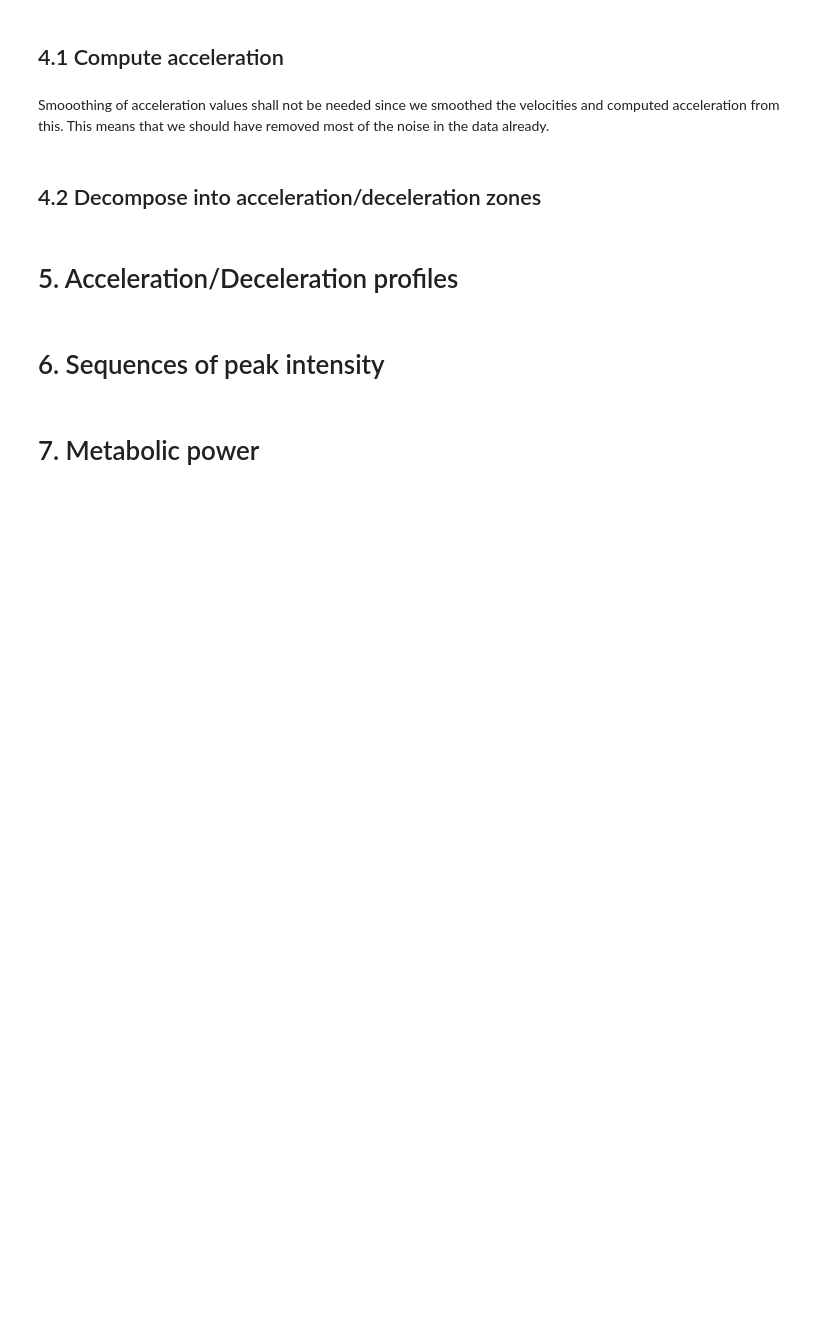
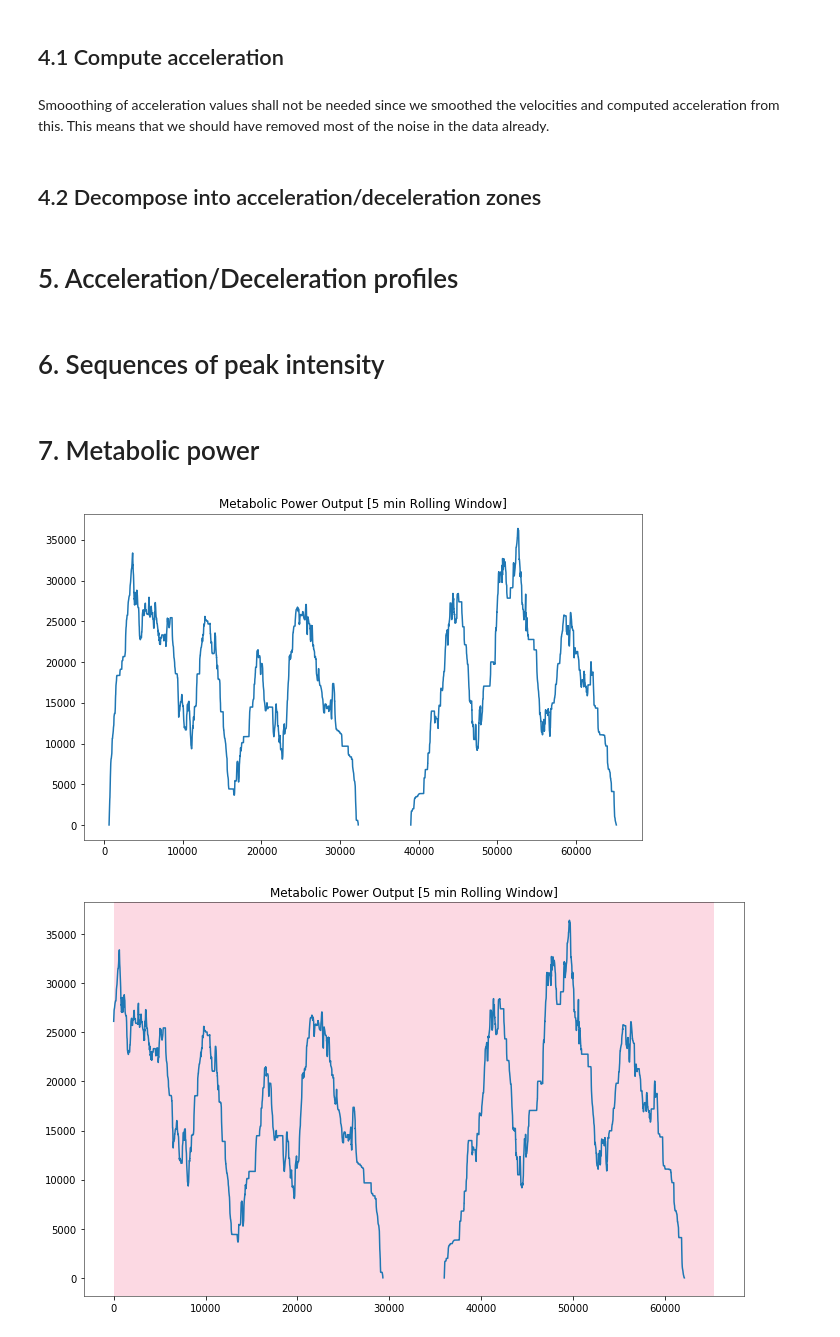
Before and after one commit to JohnLindblad/FinalProject-PlayerFitness, a Jupyter notebook: FinalProject-John.ipynb, the cells around one changed output. Saved outputs shown, nothing was run; the diff lists cells and outputs as text; code cells hidden in the pictures; blank space fills up the shorter version.

Commit message:
Added Suds Metabolic power functions

```diff
--- a/FinalProject-John.ipynb
+++ b/FinalProject-John.ipynb
@@ -546,0 +612,37 @@ Smooothing of acceleration values shall not be needed since we smoothed the velo
+# %%
+# Plot the metabolic power over time.
+# Do changepoint detection.
+# We have a gap of missing data, that complicates things...
+def metabolic_power(team, playerids):
+    for player in playerids:
+        mc_temp = list(map(lambda x: metabolic_cost(team[player + '_SG5_acc'][x-1]), range(1, len(team[player + '_SG5_acc'])+1)))
+        mp_temp = mc_temp * team[player+'_SG5_speed']
+        test_mp = mp_temp.rolling(3000,min_periods=1).apply(lambda x : np.nansum(x)) # We have 10frames/sec * 60sec * 5min = 3000 frames sample
+        plt.plot(test_mp)
+        plt.title('Metabolic Power Output [5 min Rolling Window]')
+
+        #Bin Seg
+        signal = np.array(test_mp[3000:len(test_mp)]).reshape((len(test_mp[3000:len(test_mp)]),1))
+        algo = rpt.Binseg(model="l2").fit(signal)  ##potentially finding spot where substitution should happen
+        result = algo.predict(n_bkps=1)  # big_seg
+        rpt.show.display(signal, result, figsize=(10, 6))
+        plt.title('Metabolic Power Output [5 min Rolling Window]')
+
+        #PELT
+        # The gap in our data (see between 30000-40000) breaks the logic.
+        # Have to take a first sample
+        signalSmpl1 = signal[0:25000]
+        algo = rpt.Pelt(model="l2",min_size=3000).fit(signalSmpl1)
+        result = algo.predict(pen=np.log(len(signal))*1*np.std(signalSmpl1)**2) ##Potentially pacing strategy or identifying moments in the game that are slower
+        rpt.show.display(signal, result, figsize=(10, 6))
+        plt.title('Metabolic Power Output [5 min Rolling Window]')
+# %%
+# Plot all players
+# metabolic_power(calc_df, map(str,lfc_list))
+
+# Plot one player
+player = '9449'
+metabolic_power(calc_df, ['9449'])
+# %% [output]
+[figure, added]
+[figure, added]
```
Also changed, not shown: parts of 16 cells of this notebook.
